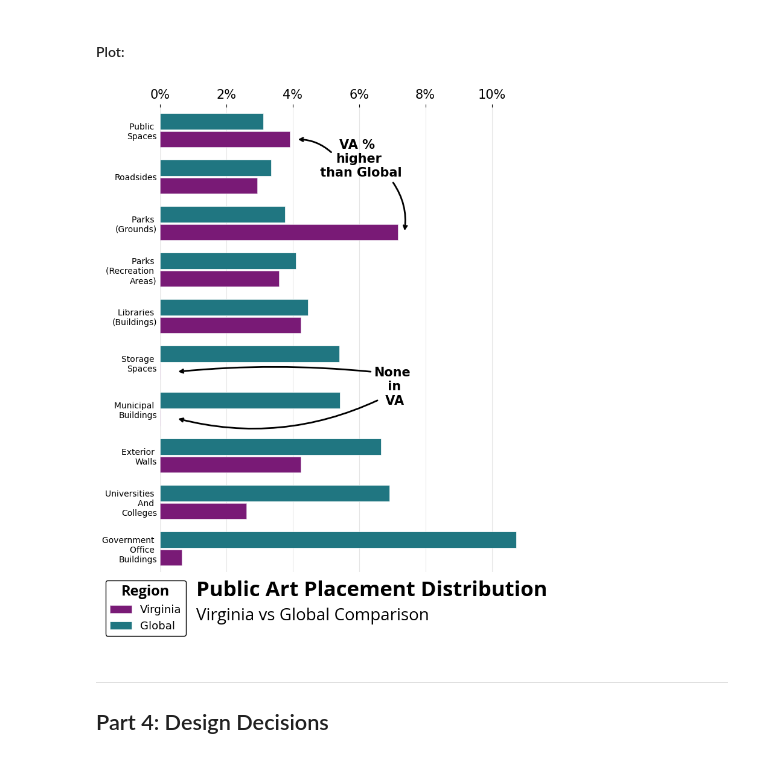
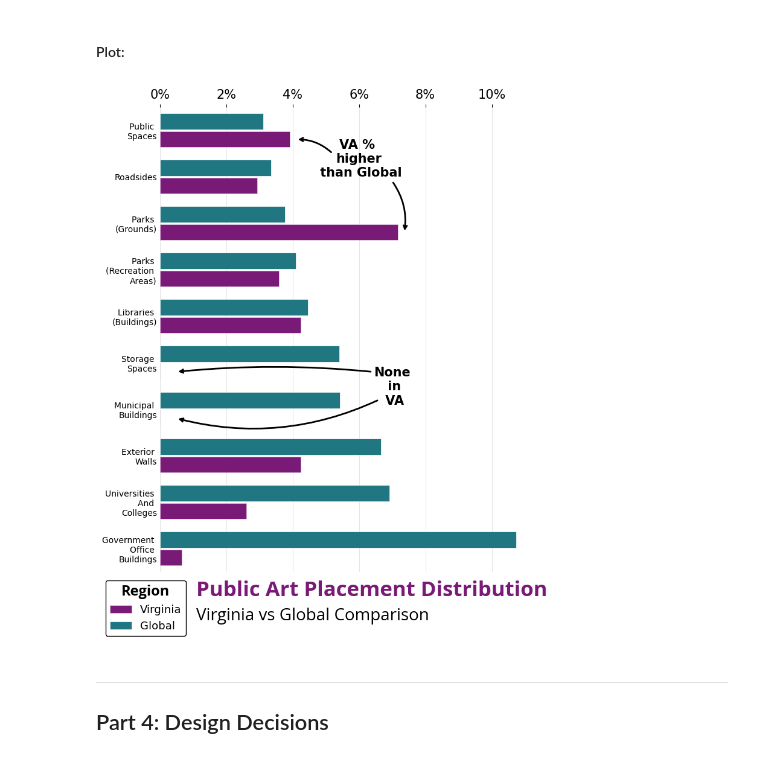
Before and after one commit to kenzkleczynski/Public-Art-Archive, a Jupyter notebook: Notebooks/Exploring_Data.ipynb, the cells around one changed output. Saved outputs shown, nothing was run; the diff lists cells and outputs as text; code cells hidden in the pictures.

```diff
--- a/Notebooks/Exploring_Data.ipynb
+++ b/Notebooks/Exploring_Data.ipynb
@@ -533,7 +533,7 @@ ax.spines['left'].set_visible(False)
 
 # titles
 fig.text(0.2, 0.07, 'Public Art Placement Distribution',
-         ha='left', **PAA_TEXT_STYLES['title'])
+         ha='left', **PAA_TEXT_STYLES['title'], color=PAA_COLORS['purple'])
 fig.text(0.2, 0.03, 'Virginia vs Global Comparison',
          ha='left', **PAA_TEXT_STYLES['subtitle'])
 
@@ -578,34 +578,34 @@ ax.annotate(
         connectionstyle='arc3,rad=-0.2'
     ))
 
 #add va zero aros
 ax.text(7, 3.1, 'None\n in\n VA', fontsize=15, fontweight='bold', ha='center', color=PAA_COLORS['black'])
 ax.annotate(
     '',
     xy=(.5, 3.8),
     xytext=(6.4, 3.8),
     arrowprops=dict(
         arrowstyle='->',
         color=PAA_COLORS['black'],
         linewidth=2,
         connectionstyle='arc3,rad=0.05'
     ))
 ax.annotate(
     '',
     xy=(.5, 2.8),
     xytext=(6.6,3.2),
     arrowprops=dict(
         arrowstyle='->',
         color=PAA_COLORS['black'],
         linewidth=2,
         connectionstyle='arc3,rad=-0.18'
     ))
 
 plt.savefig('visualizations/graph_3.svg', bbox_inches='tight')
 
 plt.show()
 # %% [output]
-[figure, old version]
+[figure, new version]
 # %% [markdown]
 ---
 
```
Also changed, not shown: parts of 2 cells of this notebook, 5 other files.
